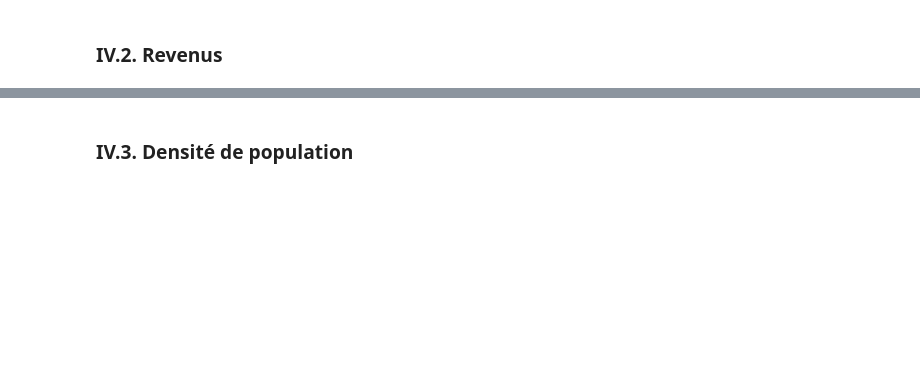
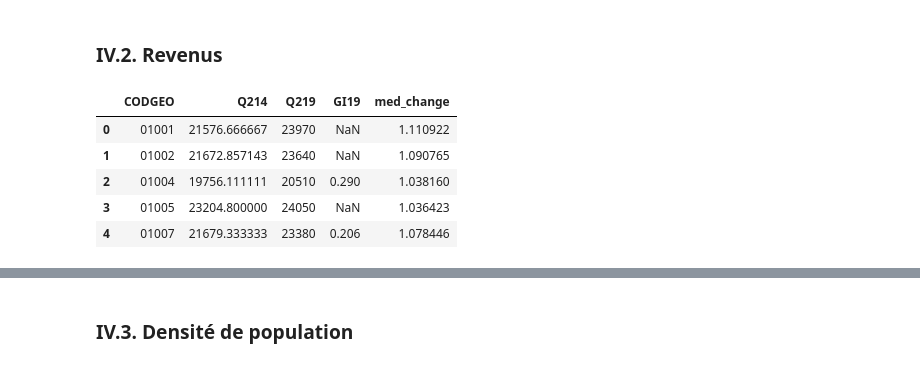
Before and after one commit to pwisniewski-econ/interestnpy, a Jupyter notebook: notebook_french.ipynb, the cells around one changed output, grey strips where cells are left out. Saved outputs shown, nothing was run; the diff lists cells and outputs as text; code cells hidden in the pictures; blank space fills up the shorter version.

```diff
--- a/notebook_french.ipynb
+++ b/notebook_french.ipynb
@@ -444,3 +453,12 @@ income2014_2019 = pd.merge(income2014, income2019, how='inner', on = ["CODGEO"])
 #ADD column Mediane_evol_diff to observe the evolution of available income between 2019 and 2019
 income2014_2019["med_change"] = income2014_2019["Q219"]/income2014_2019["Q214"]
 income2014_2019["CODGEO"] = income2014_2019["CODGEO"].astype(str) #preventive bug correction
+# %%
+income2014_2019.head()
+# %% [output]
+|  | CODGEO | Q214 | Q219 | GI19 | med_change |
+| 0 | 01001 | 21576.666667 | 23970 | NaN | 1.110922 |
+| 1 | 01002 | 21672.857143 | 23640 | NaN | 1.090765 |
+| 2 | 01004 | 19756.111111 | 20510 | 0.290 | 1.038160 |
+| 3 | 01005 | 23204.800000 | 24050 | NaN | 1.036423 |
+| 4 | 01007 | 21679.333333 | 23380 | 0.206 | 1.078446 |
```
Also changed, not shown: parts of 35 cells of this notebook.
